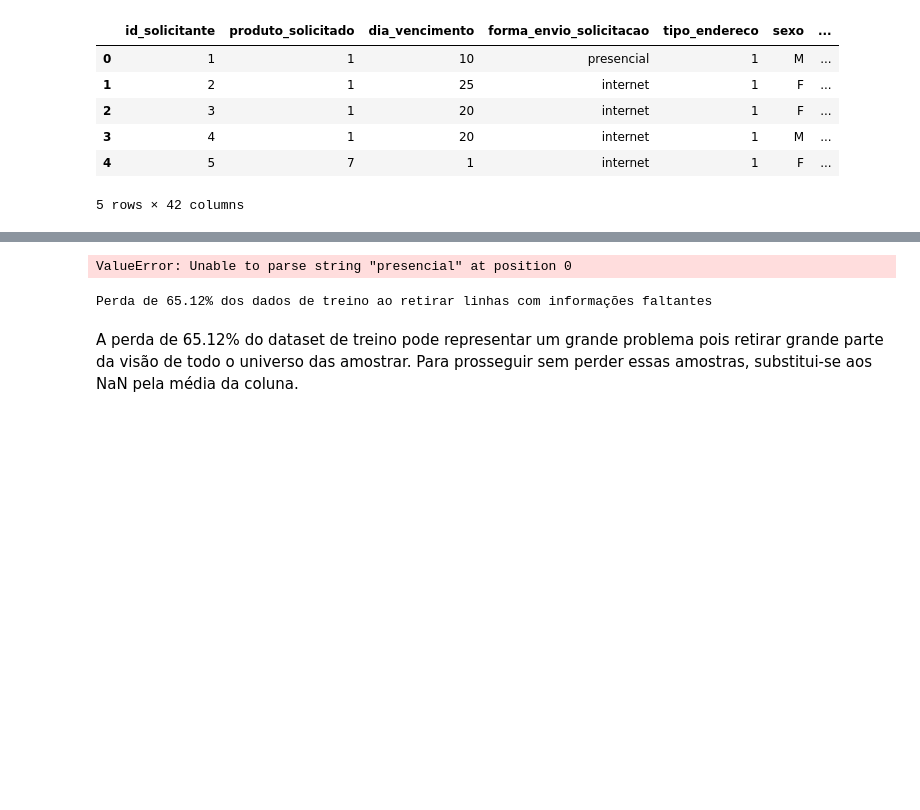
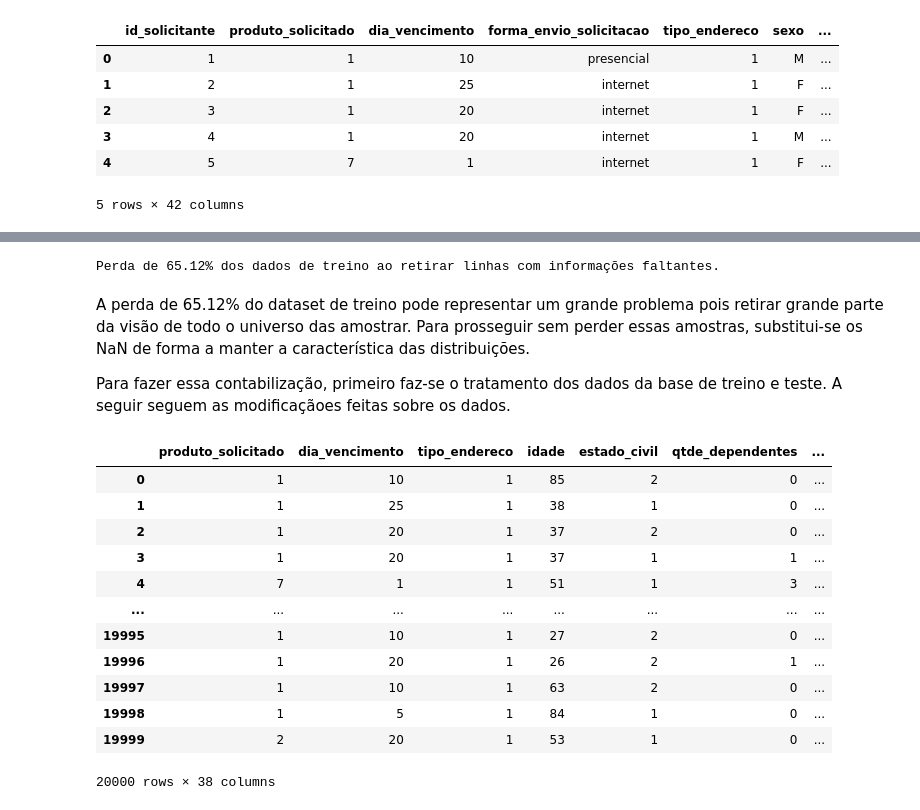
Before and after one commit to leandroassis/aprendizado-de-maquinas, a Jupyter notebook: classificador-de-credito.ipynb, the cells around one changed output, grey strips where cells are left out. Drawn from its saved outputs; the diff is of its cells as text; code cells hidden in the pictures; blank space fills up the shorter version.

Commit message:
Parseamento meio porco dos dados

```diff
--- a/classificador-de-credito.ipynb
+++ b/classificador-de-credito.ipynb
@@ -32,11 +30,3 @@ Antes de iniciarmos as operações é necessário atribuir valores numétricos
-# %%
-colunas = dados_treino.columns
-
-for coluna in colunas:
-    dados_treino[coluna] = pd.to_numeric(dados_treino[coluna])
-    dados_teste[coluna] = pd.to_numeric(dados_teste[coluna])
-# %% [output]
-ValueError: Unable to parse string "presencial" at position 0
 # %%
 # Verifica perda de dados de treino ao utilizar somente linhas sem dados faltantes
 # Testar substituindo os dados faltantes do treino pela média
@@ -46,6 +36,8 @@ linha_treino_sem_na = dados_treino.dropna().shape[0]
 
 print("Perda de %0.2f%% dos dados de treino ao retirar linhas com informações faltantes." %(100 - linha_treino_sem_na*100/linha_treino_com_na))
 # %% [output]
-Perda de 65.12% dos dados de treino ao retirar linhas com informações faltantes
+Perda de 65.12% dos dados de treino ao retirar linhas com informações faltantes.
 # %% [markdown]
-A perda de 65.12% do dataset de treino pode representar um grande problema pois retirar grande parte da visão de todo o universo das amostrar. Para prosseguir sem perder essas amostras, substitui-se aos NaN pela média da coluna.
+A perda de 65.12% do dataset de treino pode representar um grande problema pois retirar grande parte da visão de todo o universo das amostrar. Para prosseguir sem perder essas amostras, substitui-se os NaN de forma a manter a característica das distribuições.
+
+Para fazer essa contabilização, primeiro faz-se o tratamento dos dados da base de treino e teste. A seguir seguem as modificaçãoes feitas sobre os dados.
@@ -52,15 +65,35 @@ A perda de 65.12% do dataset de treino pode representar um grande problema pois
+# %%
+# splita as colunas sexo e forma_envio_solicitacao em uma coluna para cada opção dentre as possíveis
+valores = {'sexo':'N'}
+
+dados_treino = dados_treino.fillna(value=valores)
+dados_teste = dados_teste.fillna(value=valores)
+
+dados_treino = pd.get_dummies(dados_treino, columns=['forma_envio_solicitacao', 'sexo'])
+dados_teste = pd.get_dummies(dados_teste, columns=['forma_envio_solicitacao', 'sexo'])
+
+dados_treino = dados_treino.drop(columns=['sexo_ '])
+dados_teste = dados_teste.drop(columns=['sexo_ '])
 # %%
-quantificacao_atributos_nao_numericos = {
-    'Y':1,
-    'N':0,
-    'M':0,
-    'F':1,
-    'N':2,
-    'internet':0,
-    'correios':1,
-    'presencial':2,
+# Troca os Y e N por 1 e 0, respectivamente
+valores_a_trocar = ['possui_telefone_residencial', 'vinculo_formal_com_empresa', 'possui_telefone_trabalho']
 
-}
-
-for coluna in colunas:
-    if
+for coluna in valores_a_trocar:
+    dados_treino[coluna] = dados_treino[coluna].map({'Y':1, 'N':0}, na_action=None)
+    dados_teste[coluna] = dados_teste[coluna].map({'Y':1, 'N':0}, na_action=None)
+# %%
+dados_treino
+# %% [output]
+|  | produto_solicitado | dia_vencimento | tipo_endereco | idade | estado_civil | qtde_dependentes | ... |
+| 0 | 1 | 10 | 1 | 85 | 2 | 0 | ... |
+| 1 | 1 | 25 | 1 | 38 | 1 | 0 | ... |
+| 2 | 1 | 20 | 1 | 37 | 2 | 0 | ... |
+| 3 | 1 | 20 | 1 | 37 | 1 | 1 | ... |
+| 4 | 7 | 1 | 1 | 51 | 1 | 3 | ... |
+| ... | ... | ... | ... | ... | ... | ... | ... |
+| 19995 | 1 | 10 | 1 | 27 | 2 | 0 | ... |
+| 19996 | 1 | 20 | 1 | 26 | 2 | 1 | ... |
+| 19997 | 1 | 10 | 1 | 63 | 2 | 0 | ... |
+| 19998 | 1 | 5 | 1 | 84 | 1 | 0 | ... |
+| 19999 | 2 | 20 | 1 | 53 | 1 | 0 | ... |
+20000 rows × 38 columns
```
Also changed, not shown: parts of 7 cells of this notebook.
